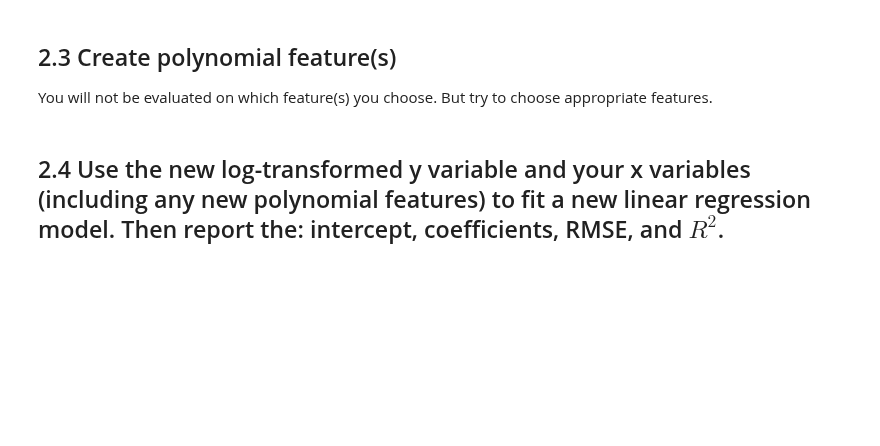
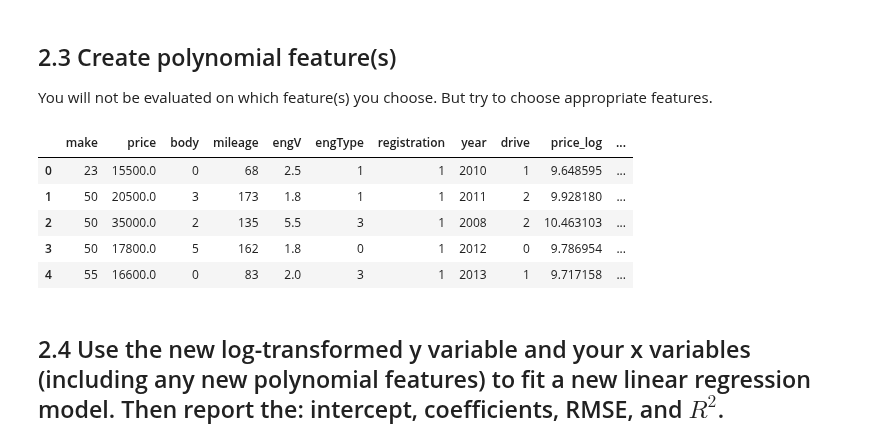
Before and after one commit to LambdaSchool/DS-Unit-2-Sprint-2-Regression, a Jupyter notebook: Regression_Sprint_Challenge.ipynb, the cells around one changed output. Saved outputs shown, nothing was run; the diff lists cells and outputs as text; code cells hidden in the pictures; blank space fills up the shorter version.

```diff
--- a/Regression_Sprint_Challenge.ipynb
+++ b/Regression_Sprint_Challenge.ipynb
@@ -185,5 +185,16 @@ sns.scatterplot(x='drive', y='price_log', data=df, alpha=0.01);
 # %% [markdown]
 ## 2.3 Create polynomial feature(s)
 You will not be evaluated on which feature(s) you choose. But try to choose appropriate features.
+# %%
+df['year ** 2'] = df['year'] ** 2
+
+df.head()
+# %% [output]
+|  | make | price | body | mileage | engV | engType | registration | year | drive | price_log | ... |
+| 0 | 23 | 15500.0 | 0 | 68 | 2.5 | 1 | 1 | 2010 | 1 | 9.648595 | ... |
+| 1 | 50 | 20500.0 | 3 | 173 | 1.8 | 1 | 1 | 2011 | 2 | 9.928180 | ... |
+| 2 | 50 | 35000.0 | 2 | 135 | 5.5 | 3 | 1 | 2008 | 2 | 10.463103 | ... |
+| 3 | 50 | 17800.0 | 5 | 162 | 1.8 | 0 | 1 | 2012 | 0 | 9.786954 | ... |
+| 4 | 55 | 16600.0 | 0 | 83 | 2.0 | 3 | 1 | 2013 | 1 | 9.717158 | ... |
 # %% [markdown]
 ## 2.4 Use the new log-transformed y variable and your x variables (including any new polynomial features) to fit a new linear regression model. Then report the: intercept, coefficients, RMSE, and $R^2$.
```
Also changed, not shown: parts of 2 cells of this notebook.
